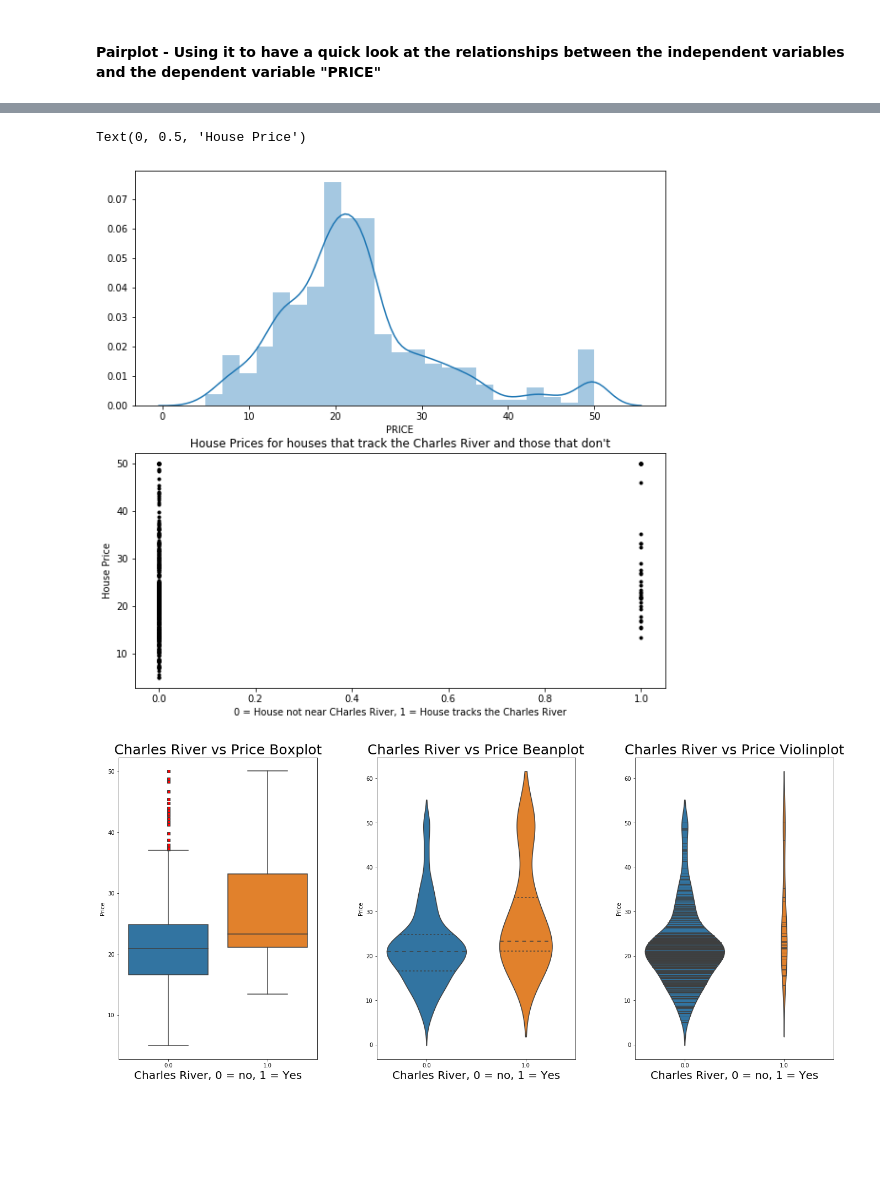
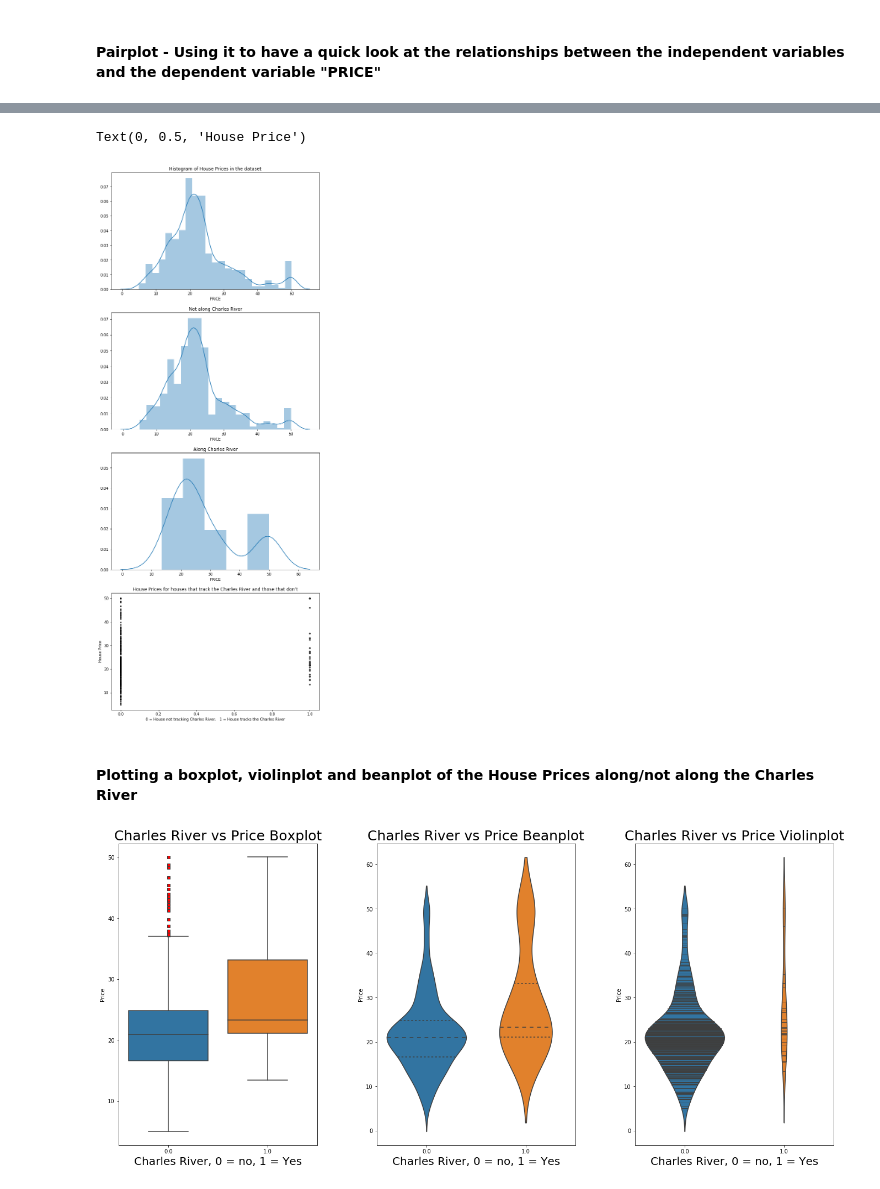
Before and after one commit to G00364756/52954---Machine_Learning-Statistics-Project, a Jupyter notebook: boston.ipynb, the cells around one changed output, grey strips where cells are left out. Cells and saved outputs as stored; diff of their text form; code cells hidden in the pictures; blank space fills up the shorter version.

```diff
--- a/boston.ipynb
+++ b/boston.ipynb
@@ -223,25 +222,44 @@ sns.pairplot(df)
 # %%
 # Set x value to independent variable that determines whether the house tracks the Charles River.
 x = df['CHAS']
 # Set y value to the house price.
 y = df['PRICE']
+z0 = df[df['CHAS'] == 0]['PRICE']
+z1 = df[df['CHAS'] == 1]['PRICE']
 
-# Change sixe of subplots - Adapted from https://stackoverflow.com/questions/14770735/how-do-i-change-the-figure-size-with-subplots
-plt.subplots(2,2,figsize=(10,10))
+# Change size and margins of subplots - Adapted from https://stackoverflow.com/questions/14770735/how-do-i-change-the-figure-size-with-subplots
+# And https://matplotlib.org/3.1.1/gallery/subplots_axes_and_figures/subplots_adjust.html#sphx-glr-gallery-subplots-axes-and-figures-subplots-adjust-py
+plt.subplots(3,1,figsize=(10,10))
+plt.subplots_adjust(bottom=2, top=4)
 
-# Subplot 1: Plot of the distribution of House Prices
-plt.subplot(211)
+# Subplot 1: Plot of the distribution of House Prices not along Charles River
+plt.subplot(411)
+plt.title("Histogram of House Prices in the dataset")
+#sns.distplot(y)
 sns.distplot(y)
 
-# Subplot 2: Categorical variable "CHAR" vs House Price "PRICE"
-plt.subplot(212)
+# Subplot 1: Plot of the distribution of House Prices not along Charles River
+plt.subplot(412)
+plt.title("Not along Charles River")
+#sns.distplot(y)
+sns.distplot(z0)
+
+# Subplot 2: Plot of the distribution of House Prices along Charles River
+plt.subplot(413)
+plt.title("Along Charles River")
+sns.distplot(z1)
+
+# Subplot 3: Categorical variable "CHAR" vs House Price "PRICE"
+plt.subplot(414)
 plt.plot(x, y, 'k.')
 plt.title("House Prices for houses that track the Charles River and those that don't")
-plt.xlabel("0 = House not near CHarles River, 1 = House tracks the Charles River")
+plt.xlabel("0 = House not tracking Charles River,   1 = House tracks the Charles River")
 plt.ylabel("House Price")
 # %% [output]
 Text(0, 0.5, 'House Price')
-[figure, old version]
+[figure, new version]
+# %% [markdown]
+#### Plotting a boxplot, violinplot and beanplot of the House Prices along/not along the Charles River
 # %%
 # Adapted from Fundamentals of Data Analytics Project by Aidan O'Connor - https://github.com/G00364756/52446---Fundamentals-of-Data-Analysis---Project
 # Plotting a boxplot, violinplot and beanplot for house prices between houses that are along the Charles river and those that aren’t
```
Also changed, not shown: parts of 14 cells of this notebook.
